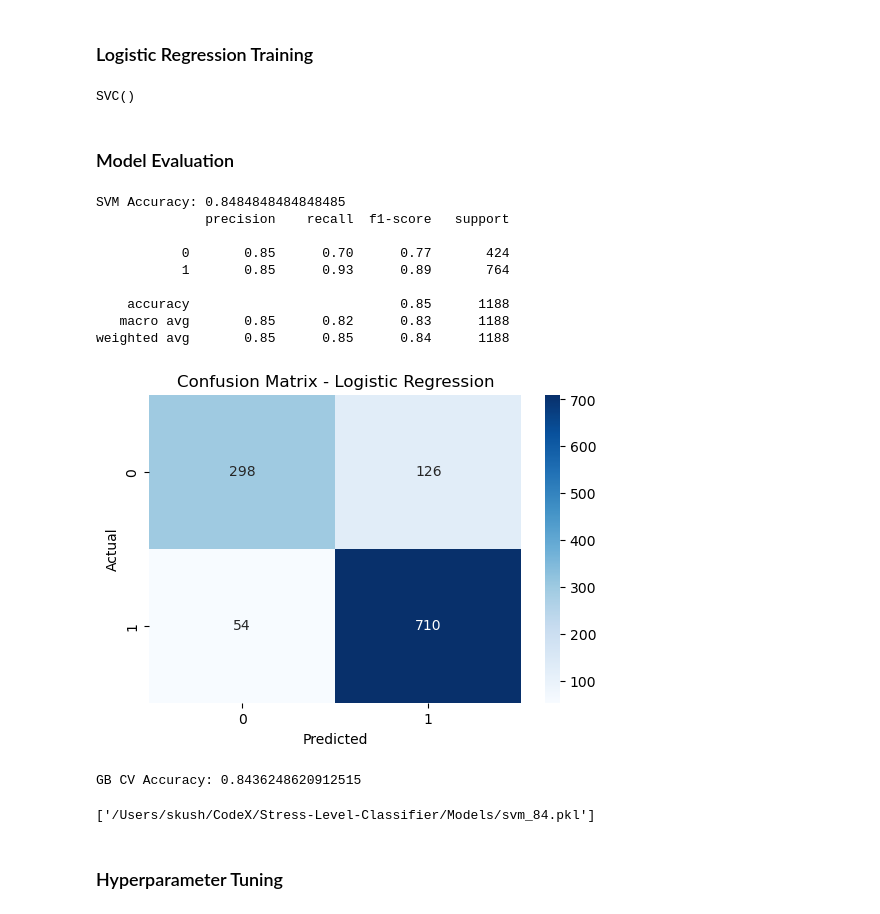
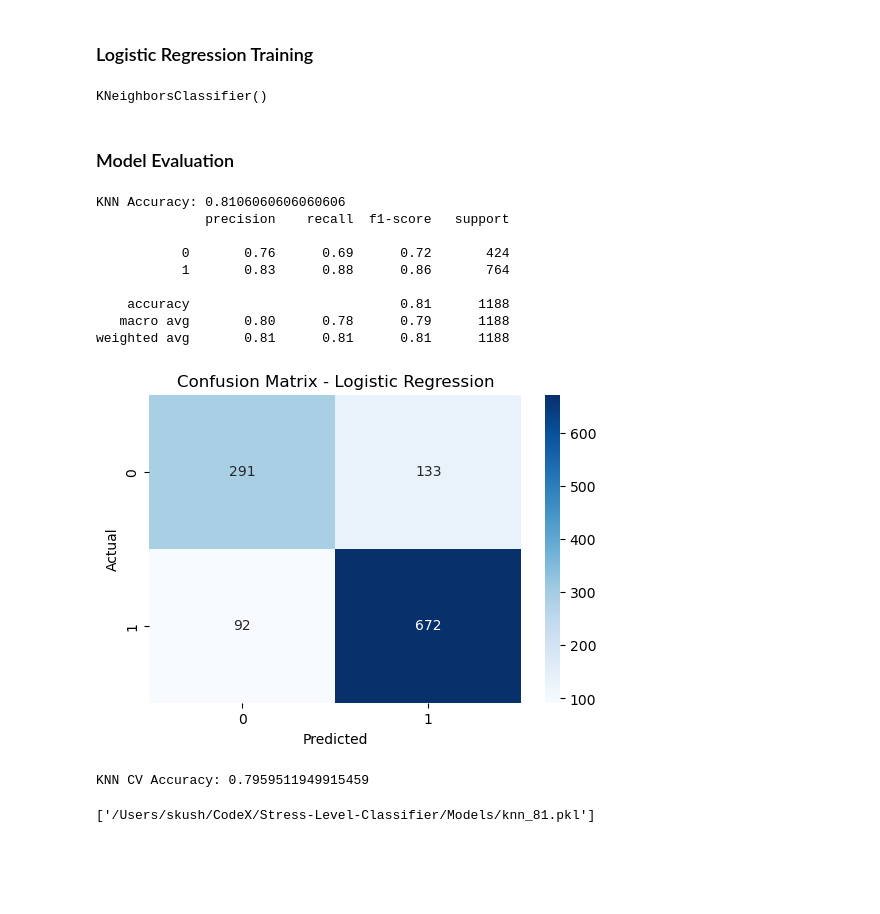
Before and after one commit to skush2024/Study-ML-Behaviour-on-Syntehtic-vs-Real-Data, a Jupyter notebook: notebooks/03D_KNN_Kv2.ipynb, the cells around one changed output. Cells and saved outputs as stored; diff of their text form; code cells hidden in the pictures; blank space fills up the shorter version.

```diff
--- a/notebooks/03D_KNN_Kv2.ipynb
+++ b/notebooks/03D_KNN_Kv2.ipynb
@@ -57,65 +57,58 @@ X_test_scaled = scaler.transform(X_test)
 # %% [markdown]
 <h3> Logistic Regression Training
 # %%
-from sklearn.svm import SVC
+from sklearn.neighbors import KNeighborsClassifier
 from sklearn.metrics import classification_report, accuracy_score
 
-svm_model = SVC()
+knn_model = KNeighborsClassifier(n_neighbors=5)
 
-svm_model.fit(X_train_scaled, y_train)
+knn_model.fit(X_train_scaled, y_train)
 # %% [output]
-SVC()
+KNeighborsClassifier()
 # %%
-y_pred_svm = svm_model.predict(X_test_scaled)
+y_pred_knn = knn_model.predict(X_test_scaled)
 # %% [markdown]
 <h3> Model Evaluation
 # %%
-print("SVM Accuracy:", accuracy_score(y_test, y_pred_svm))
-print(classification_report(y_test, y_pred_svm))
+print("KNN Accuracy:", accuracy_score(y_test, y_pred_knn))
+print(classification_report(y_test, y_pred_knn))
 # %% [output]
-SVM Accuracy: 0.8484848484848485
+KNN Accuracy: 0.8106060606060606
               precision    recall  f1-score   support
 
-           0       0.85      0.70      0.77       424
-           1       0.85      0.93      0.89       764
+           0       0.76      0.69      0.72       424
+           1       0.83      0.88      0.86       764
 
-    accuracy                           0.85      1188
-   macro avg       0.85      0.82      0.83      1188
-weighted avg       0.85      0.85      0.84      1188
+    accuracy                           0.81      1188
+   macro avg       0.80      0.78      0.79      1188
+weighted avg       0.81      0.81      0.81      1188
 # %%
 from sklearn.metrics import confusion_matrix
 import seaborn as sns
 import matplotlib.pyplot as plt
 
-cm = confusion_matrix(y_test, y_pred_svm)
+cm = confusion_matrix(y_test, y_pred_knn)
 
 plt.figure(figsize=(6,4))
 sns.heatmap(cm, annot=True, fmt="d", cmap="Blues")
 
 plt.xlabel("Predicted")
 plt.ylabel("Actual")
 plt.title("Confusion Matrix - Logistic Regression")
 
 plt.show()
 # %% [output]
-[figure, old version]
+[figure, new version]
 # %%
 from sklearn.model_selection import cross_val_score
-svm_scores = cross_val_score(
-    svm_model,
-    X_train_scaled,
-    y_train,
-    cv=5)
 
-
-print("GB CV Accuracy:", svm_scores.mean())
+knn_scores = cross_val_score(knn_model, X_train_scaled, y_train, cv=5)
+print("KNN CV Accuracy:", knn_scores.mean())
 # %% [output]
-GB CV Accuracy: 0.8436248620912515
+KNN CV Accuracy: 0.7959511949915459
 # %%
 import joblib
 
-joblib.dump(svm_model, "/Users/skush/CodeX/Stress-Level-Classifier/Models/svm_84.pkl")
+joblib.dump(knn_model, "/Users/skush/CodeX/Stress-Level-Classifier/Models/knn_81.pkl")
 # %% [output]
-['/Users/skush/CodeX/Stress-Level-Classifier/Models/svm_84.pkl']
+['/Users/skush/CodeX/Stress-Level-Classifier/Models/knn_81.pkl']
-# %% [markdown]
-<h3> Hyperparameter Tuning
```
Also changed, not shown: parts of 8 cells of this notebook, 7 other files.
